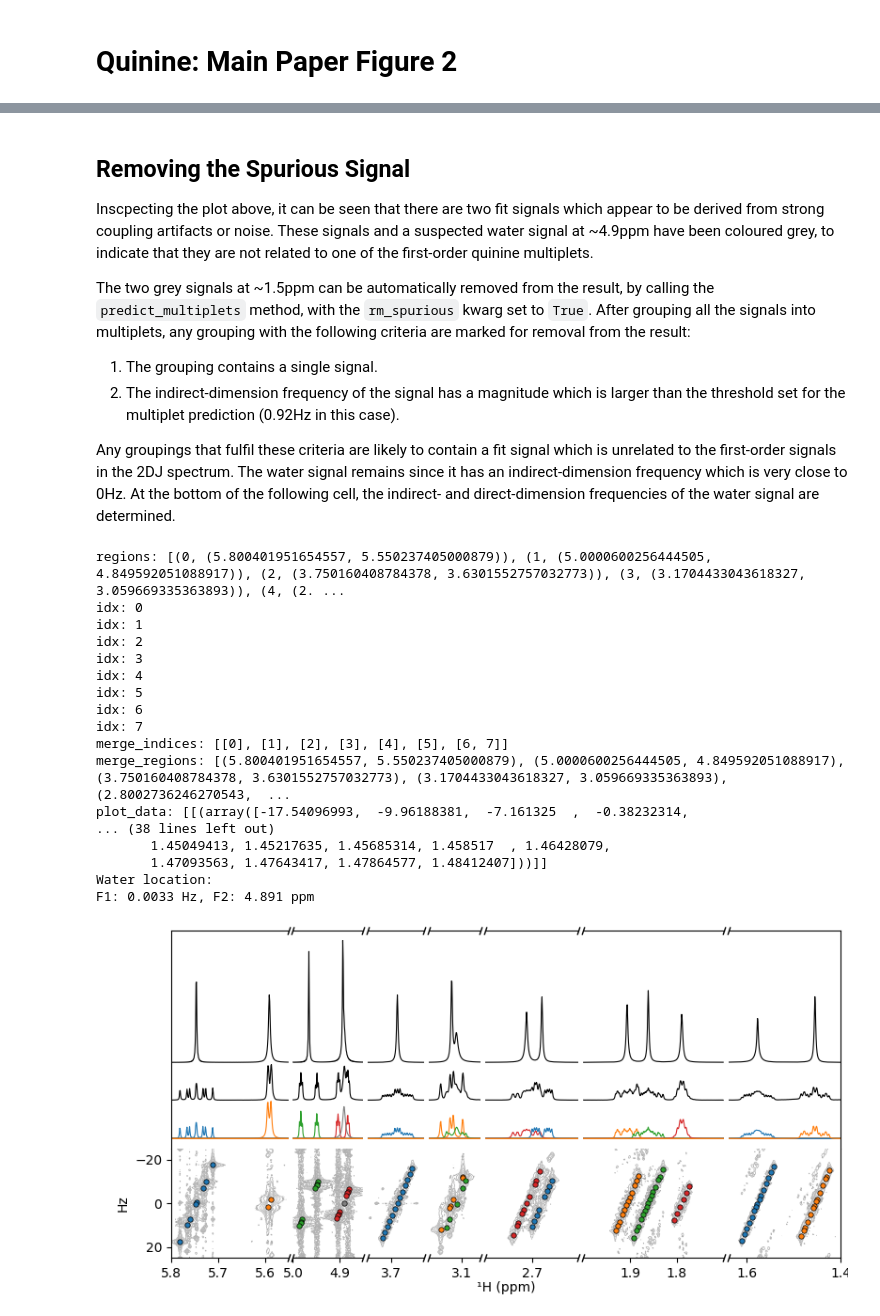
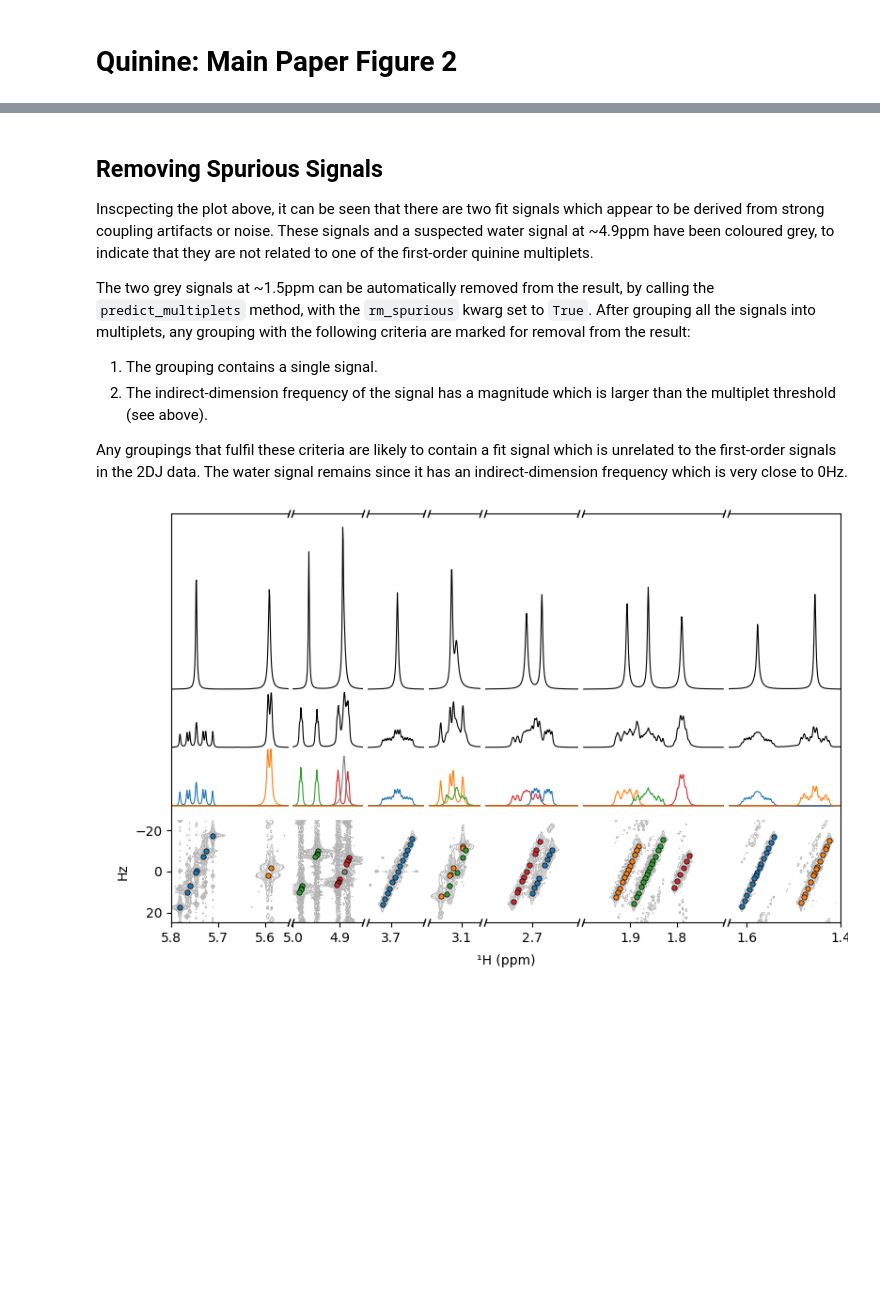
Before and after one commit to foroozandehgroup/cupid-data, a Jupyter notebook: code/quinine/quinine.ipynb, the cells around one changed output, grey strips where cells are left out. Cells and saved outputs as stored; diff of their text form; code cells hidden in the pictures; blank space fills up the shorter version.

```diff
--- a/code/quinine/quinine.ipynb
+++ b/code/quinine/quinine.ipynb
@@ -200,57 +198,17 @@ plot_data: [[(array([-17.54096993,  -9.96188381,  -7.161325  ,  -0.38232314,
 # %% [markdown]
-## Removing the Spurious Signal
+## Removing Spurious Signals
 
 Inscpecting the plot above, it can be seen that there are two fit signals which appear to be derived from strong coupling artifacts or noise. These signals and a suspected water signal at ~4.9ppm have been coloured grey, to indicate that they are not related to one of the first-order quinine multiplets.
 
 The two grey signals at ~1.5ppm can be automatically removed from the result, by calling the `predict_multiplets` method, with the `rm_spurious` kwarg set to `True`. After grouping all the signals into multiplets, any grouping with the following criteria are marked for removal from the result:
 
 1. The grouping contains a single signal.
-2. The indirect-dimension frequency of the signal has a magnitude which is larger than the threshold set for the multiplet prediction (0.92Hz in this case).
+2. The indirect-dimension frequency of the signal has a magnitude which is larger than the multiplet threshold (see above).
 
-Any groupings that fulfil these criteria are likely to contain a fit signal which is unrelated to the first-order signals in the 2DJ spectrum. The water signal remains since it has an indirect-dimension frequency which is very close to 0Hz.
-At the bottom of the following cell, the indirect- and direct-dimension frequencies of the water signal are determined.
+Any groupings that fulfil these criteria are likely to contain a fit signal which is unrelated to the first-order signals in the 2DJ data. The water signal remains since it has an indirect-dimension frequency which is very close to 0Hz.
 # %%
-estimator_final = copy.deepcopy(estimator)
-estimator_final.predict_multiplets(thold=MP_THOLD, rm_spurious=True);
-multiplet_colors = get_colors_from_indices(
-    [0, 1, 2, 3, 4, 0, 1, 2, 3, 0, 1, 2, 3, 0, 1]
-)
-_, _ = plot_result(
-    estimator_final,
-    xaxis_ticks=full_xaxis_ticks,
-    multiplet_colors=multiplet_colors,
-)
-
-# In the 5-4.85ppm result (index 1), the water signal has the indirect frequency
-# with the smallest magnitude.
-# I'll use this information to extract the indirect and direct-dimension
-# frequencies of the signal
-result1_params = estimator.get_results(indices=[1])[0].get_params(funit="ppm")
-water_index = np.argmin(np.abs(result1_params[:, 2]))
-water_params = result1_params[water_index]
-
-print(
-    "Water location:\nF1: {:.4f} Hz, F2: {:.3f} ppm".format(
-        water_params[2],
-        water_params[3],
-    )
-)
+multiplet_colors = get_colors([0, 1, 2, 3, 4, 0, 1, 2, 3, 0, 1, 2, 3, 0, 1])
+estimator.predict_multiplets(rm_spurious=True)
+plot_result(estimator, multiplet_colors=multiplet_colors);
 # %% [output]
-regions: [(0, (5.800401951654557, 5.550237405000879)), (1, (5.0000600256444505, 4.849592051088917)), (2, (3.750160408784378, 3.6301552757032773)), (3, (3.1704433043618327, 3.059669335363893)), (4, (2. ...
-idx: 0
-idx: 1
-idx: 2
-idx: 3
-idx: 4
-idx: 5
-idx: 6
-idx: 7
-merge_indices: [[0], [1], [2], [3], [4], [5], [6, 7]]
-merge_regions: [(5.800401951654557, 5.550237405000879), (5.0000600256444505, 4.849592051088917), (3.750160408784378, 3.6301552757032773), (3.1704433043618327, 3.059669335363893), (2.8002736246270543,  ...
-plot_data: [[(array([-17.54096993,  -9.96188381,  -7.161325  ,  -0.38232314,
-... (38 lines left out)
-       1.45049413, 1.45217635, 1.45685314, 1.458517  , 1.46428079,
-       1.47093563, 1.47643417, 1.47864577, 1.48412407]))]]
-Water location:
-F1: 0.0033 Hz, F2: 4.891 ppm
-[figure, old version]
+[figure, new version]
```
Also changed, not shown: parts of 17 cells of this notebook, 3 other files.
